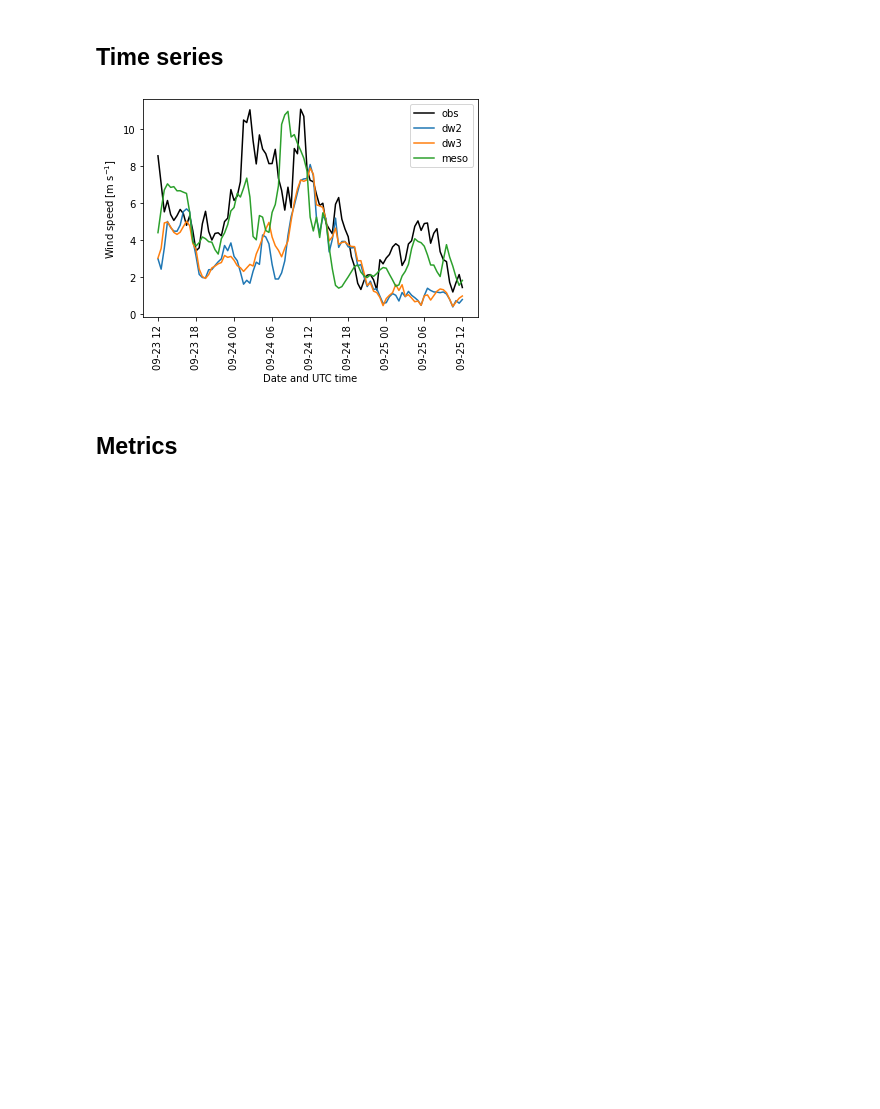
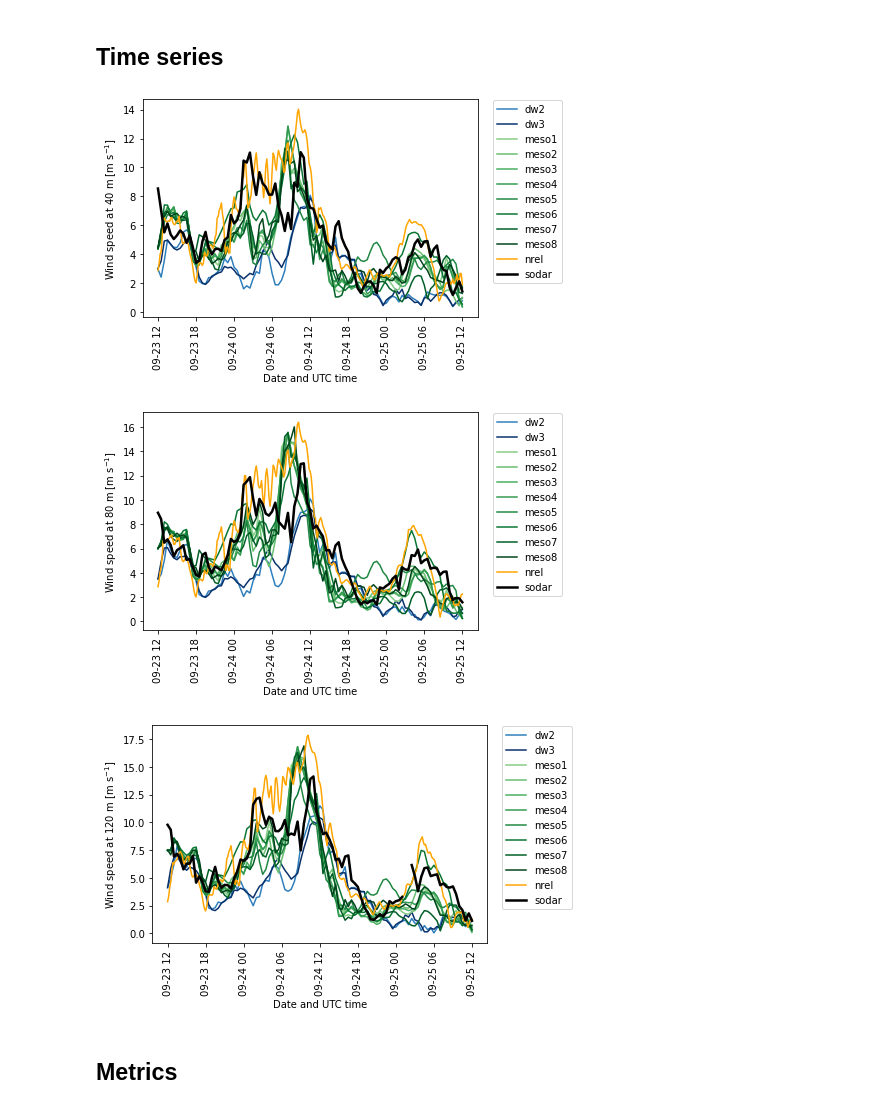
Before and after one commit to joejoeyjoseph/i-validate, a Jupyter notebook: notebooks/y_analysis.ipynb, the cells around one changed output. Drawn from its saved outputs; the diff is of its cells as text; code cells hidden in the pictures; blank space fills up the shorter version.

```diff
--- a/notebooks/y_analysis.ipynb
+++ b/notebooks/y_analysis.ipynb
@@ -16,23 +16,48 @@ def read_ts_df(case, org):
 case = 'us'
 df_dw = read_ts_df(case, 'dw')
 df_meso = read_ts_df(case, 'meso')
+df_nrel = read_ts_df(case, 'nrel')
 
 # df.columns.levels[1]
 # df['40'][df.columns.levels[1][0]].columns == 'sodar_ws'
 # df.columns.levels[2]
 # %%
-fig, ax = plt.subplots()
-ax.plot(df_dw.index, df_dw['40']['dw2km']['sodar_ws'], label='obs', c='k')
-ax.plot(df_dw.index, df_dw['40']['dw2km']['dw2km_ws'], label='dw2')
-ax.plot(df_dw.index, df_dw['40']['dw3km']['dw3km_ws'], label='dw3')
-ax.plot(df_meso.index, df_meso['40']['meso']['meso_ws'], label='meso')
-plt.xticks(rotation=90)
-plt.xlabel('Date and UTC time')
-plt.ylabel(r'Wind speed [m s$^{-1}$]')
-plt.legend()
-plt.show()
+def plot_us_ws_ts(lev):
+
+    lev = str(lev)
+
+    colormap = plt.cm.gist_ncar
+
+    fig, ax = plt.subplots()
+
+    plt.gca().set_prop_cycle(plt.cycler('color', plt.cm.Blues(np.linspace(0.7, 1, 2))))
+
+    ax.plot(df_dw.index, df_dw[lev]['dw2km']['dw2km_ws'], label='dw2')
+    ax.plot(df_dw.index, df_dw[lev]['dw3km']['dw3km_ws'], label='dw3')
+
+    plt.gca().set_prop_cycle(plt.cycler('color', plt.cm.Greens(np.linspace(0.45, 1, 8))))
+
+    for i in np.arange(1, 9):
+        i = str(i)
+        ax.plot(df_meso.index, df_meso[lev]['meso'+i]['meso'+i+'_ws'], label='meso'+i)
+
+    ax.plot(df_nrel.index, df_nrel[lev]['nrel']['nrel_wrf_ws'], label='nrel', c='orange')
+
+    ax.plot(df_dw.index, df_dw[lev]['dw2km']['sodar_ws'], label='sodar', c='k', linewidth=2.5)
+
+    plt.xticks(rotation=90)
+    plt.xlabel('Date and UTC time')
+    plt.ylabel(r'Wind speed at '+lev+' m [m s$^{-1}$]')
+    plt.legend(bbox_to_anchor=(1.03, 1.02), loc='upper left')
+    plt.show()
-# %% [output]
-[figure, removed]
+# %%
+plot_us_ws_ts(40)
+plot_us_ws_ts(80)
+plot_us_ws_ts(120)
+# %% [output]
+[figure, added]
+[figure, added]
+[figure, added]
 # %% [markdown]
 ## Metrics
 # %%
```
Also changed, not shown: parts of 9 cells of this notebook, 2 other files.
